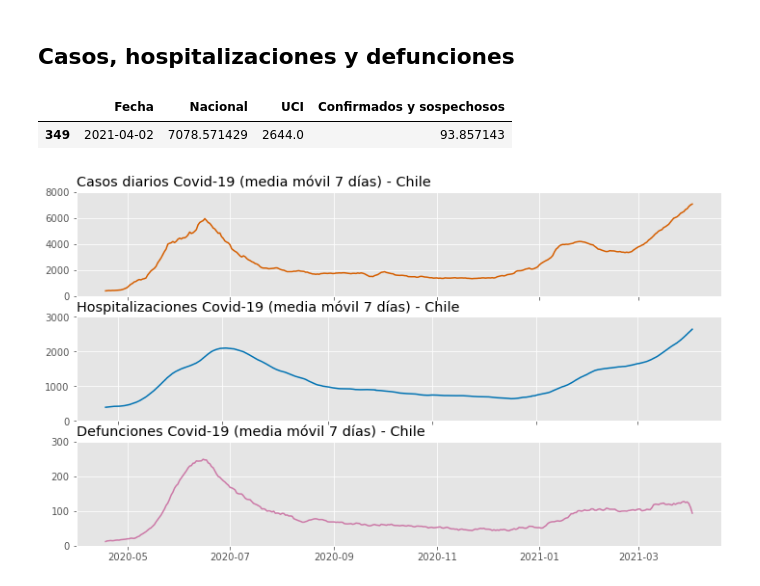
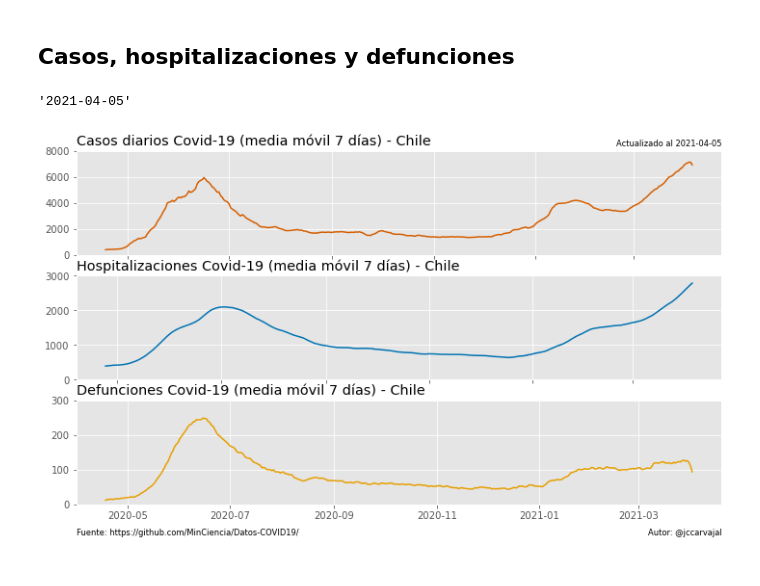
Before and after one commit to jccarvajal/covid19chile, a Jupyter notebook: Covid_19_Chile.ipynb, the cells around one changed output. Drawn from its saved outputs; the diff is of its cells as text; code cells hidden in the pictures.

```diff
--- a/Covid_19_Chile.ipynb
+++ b/Covid_19_Chile.ipynb
@@ -850,12 +850,16 @@ hospitalizaciones_uci_mm = pd.concat([hospitalizaciones_uci_mm1, hospitalizacion
 #Defunciones
 defunciones_nacional = dp37_f_mm[['Fecha', 'Confirmados y sospechosos']].reset_index(drop=True)
 
+#Merge
 los_dos_casos = pd.merge(casos_diarios_nacional, hospitalizaciones_uci_mm, on=['Fecha'])
-los_tres_casos = pd.merge(los_dos_casos, defunciones_nacional, on=['Fecha'])
-los_tres_casos.tail(1)
+los_tres_casos = pd.merge(los_dos_casos, defunciones_nacional, how="left", on=['Fecha'])
+
+los_tres_casos['Date'] = los_tres_casos['Fecha']
+los_tres_casos['Date'] = los_tres_casos['Date'].dt.strftime('%Y-%m-%d')
+ultima_fecha = los_tres_casos[['Date']].tail(1).iloc[0]['Date']
+ultima_fecha
 # %% [output]
-|  | Fecha | Nacional | UCI | Confirmados y sospechosos |
-| 349 | 2021-04-02 | 7078.571429 | 2644.0 | 93.857143 |
+'2021-04-05'
 # %%
 # Paso 3: Visualizar data
 plt.style.use('ggplot')
@@ -865,32 +869,41 @@ plt.subplot(311)
 plt.plot(los_tres_casos['Fecha'], los_tres_casos['Nacional'], color='#D55E00')
 plt.title('Casos diarios Covid-19 (media móvil 7 días) - Chile', loc='left')
 plt.ylim(ymin=0)
 plt.ylim(ymax=8000)
 plt.gca().axes.xaxis.set_ticklabels([])
 plt.grid(True)
+plt.annotate('Actualizado al ' + str(ultima_fecha),
+             xy=(1,1), xytext=(0,12), xycoords='axes fraction',textcoords='offset points',
+             fontsize='small', va='top', ha='right')
 
 plt.subplot(312)
 plt.plot(los_tres_casos['Fecha'], los_tres_casos['UCI'], color='#0072B2')
 plt.title('Hospitalizaciones Covid-19 (media móvil 7 días) - Chile', loc='left')
 plt.ylim(ymin=0)
 plt.ylim(ymax=3000)
 plt.gca().axes.xaxis.set_ticklabels([])
 plt.grid(True)
 
 plt.subplot(313)
-plt.plot(los_tres_casos['Fecha'], los_tres_casos['Confirmados y sospechosos'], color='#CC79A7')
+plt.plot(los_tres_casos['Fecha'], los_tres_casos['Confirmados y sospechosos'], color='#E69F00')
 plt.title('Defunciones Covid-19 (media móvil 7 días) - Chile', loc='left')
 plt.ylim(ymin=0)
 plt.ylim(ymax=300)
 plt.grid(True)
+plt.annotate('Fuente: https://github.com/MinCiencia/Datos-COVID19/',
+             xy=(0,0), xytext=(0,-25), xycoords='axes fraction', textcoords='offset points',
+             fontsize='small', va='top', ha='left')
+plt.annotate('Autor: @jccarvajal',
+             xy=(1,0), xytext=(0,-25), xycoords='axes fraction', textcoords='offset points',
+             fontsize='small', va='top', ha='right')
 
 # Guardar figura en directorio
 directory = 'Covid_19_Figures'
 filename = 'Casos_diarios_hospitalizaciones_defunciones.png'
 if not os.path.exists(directory):
     os.makedirs(directory)
 savepath = os.path.join(directory, filename)
 plt.savefig(savepath, dpi=200)
 plt.show()
 # %% [output]
-[figure, old version]
+[figure, new version]
```
